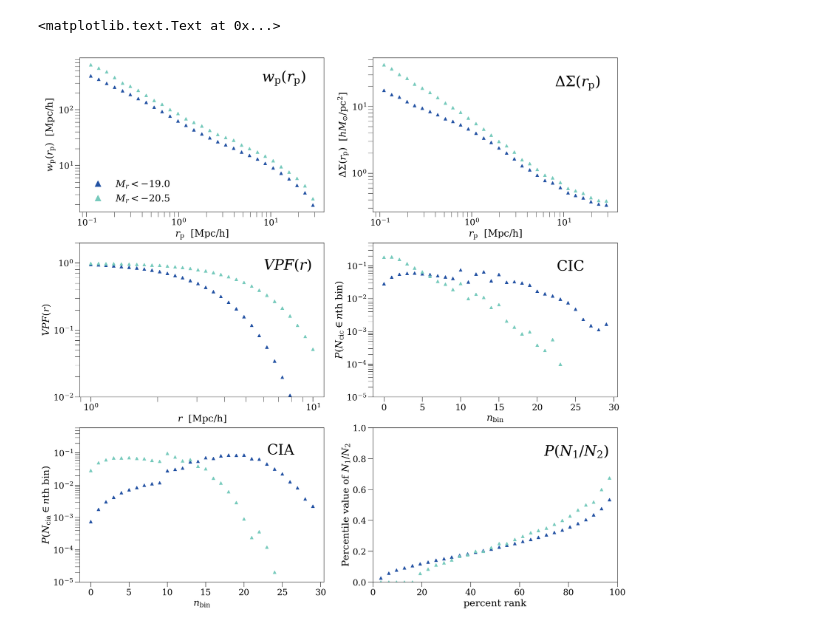
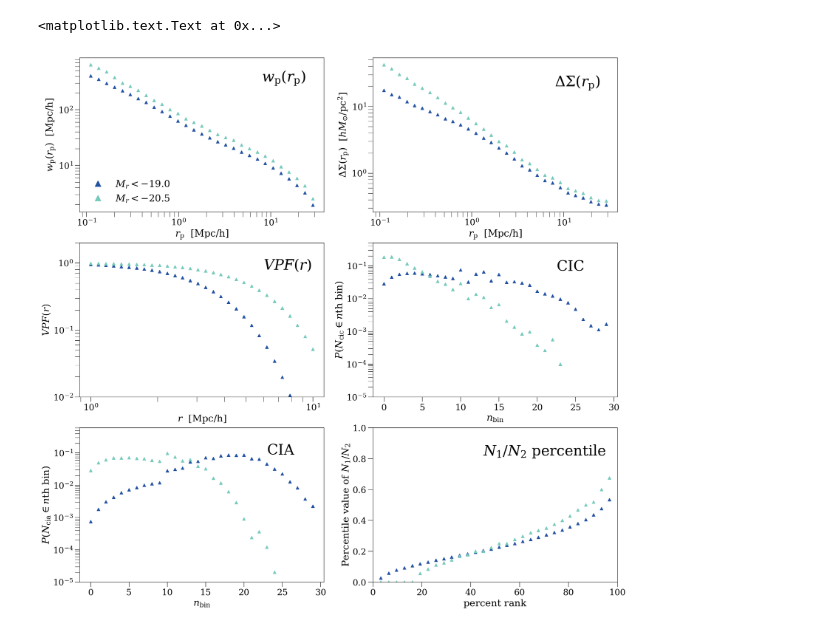
Before and after one commit to KuanWang-Astro/Fisher-paper-version, a Jupyter notebook: Observable_plot.ipynb, the cells around one changed output. Saved outputs shown, nothing was run; the diff lists cells and outputs as text; code cells hidden in the pictures.

```diff
--- a/Observable_plot.ipynb
+++ b/Observable_plot.ipynb
@@ -60,32 +60,32 @@ plt.loglog()
 plt.tick_params(which=u'both',labelsize=18,length=10)
 plt.text(6,0.8,r'$VPF(r)$',fontsize=30)
 plt.subplot(324)
 plt.plot(range(30),fid19p0[90:120],'^',c=cm.YlGnBu(200))
 plt.plot(range(30),fid20p5[90:120],'^',c=cm.YlGnBu(100))
 plt.xlabel(r'$\it{n}_{\rm{bin}}$',fontsize=20)
 plt.ylabel(r'$P(N_{\rm{cic}}\in \it{n}\rm{th}$ $\rm{bin})$',fontsize=20)
 plt.ylim((1e-5,0.5))
 plt.semilogy()
 plt.tick_params(which=u'both',labelsize=18,length=10)
 plt.text(22.5,0.07,r'$\rm{CIC}$',fontsize=30)
 plt.subplot(325)
 plt.plot(range(30),fid19p0[120:150],'^',c=cm.YlGnBu(200))
 plt.plot(range(30),fid20p5[120:150],'^',c=cm.YlGnBu(100))
 plt.xlabel(r'$\it{n}_{\rm{bin}}$',fontsize=20)
 plt.ylabel(r'$P(N_{\rm{cia}}\in \it{n}\rm{th}$ $\rm{bin})$',fontsize=20)
 plt.semilogy()
 plt.tick_params(which=u'both',labelsize=18,length=10)
 plt.ylim(1e-5,0.6)
 plt.text(23,0.09,r'$\rm{CIA}$',fontsize=30)
 plt.subplot(326)
 plt.plot(q_ratio,fid19p0[150:],'^',c=cm.YlGnBu(200))
 plt.plot(q_ratio,fid20p5[150:],'^',c=cm.YlGnBu(100))
 plt.xlim((0,100))
 plt.xlabel(r'$\rm{percent}\ \rm{rank}$',fontsize=20)
 plt.ylabel(r'$\rm{Percentile}\ \rm{value}\ \rm{of}$ $N_{\mathrm{1}}/N_{\mathrm{2}}$',fontsize=20)
 plt.ylim(0,1)
 plt.tick_params(which=u'both',labelsize=18,length=10)
-plt.text(70,0.82,r'$P(N_{\mathrm{1}}/N_{\mathrm{2}})$',fontsize=30)
+plt.text(45,0.82,r'$N_{\mathrm{1}}/N_{\mathrm{2}}\ \rm{percentile}$',fontsize=30)
 # %% [output]
 <matplotlib.text.Text at 0x...>
-[figure, old version]
+[figure, new version]
```
Also changed, not shown: 22 other files.
